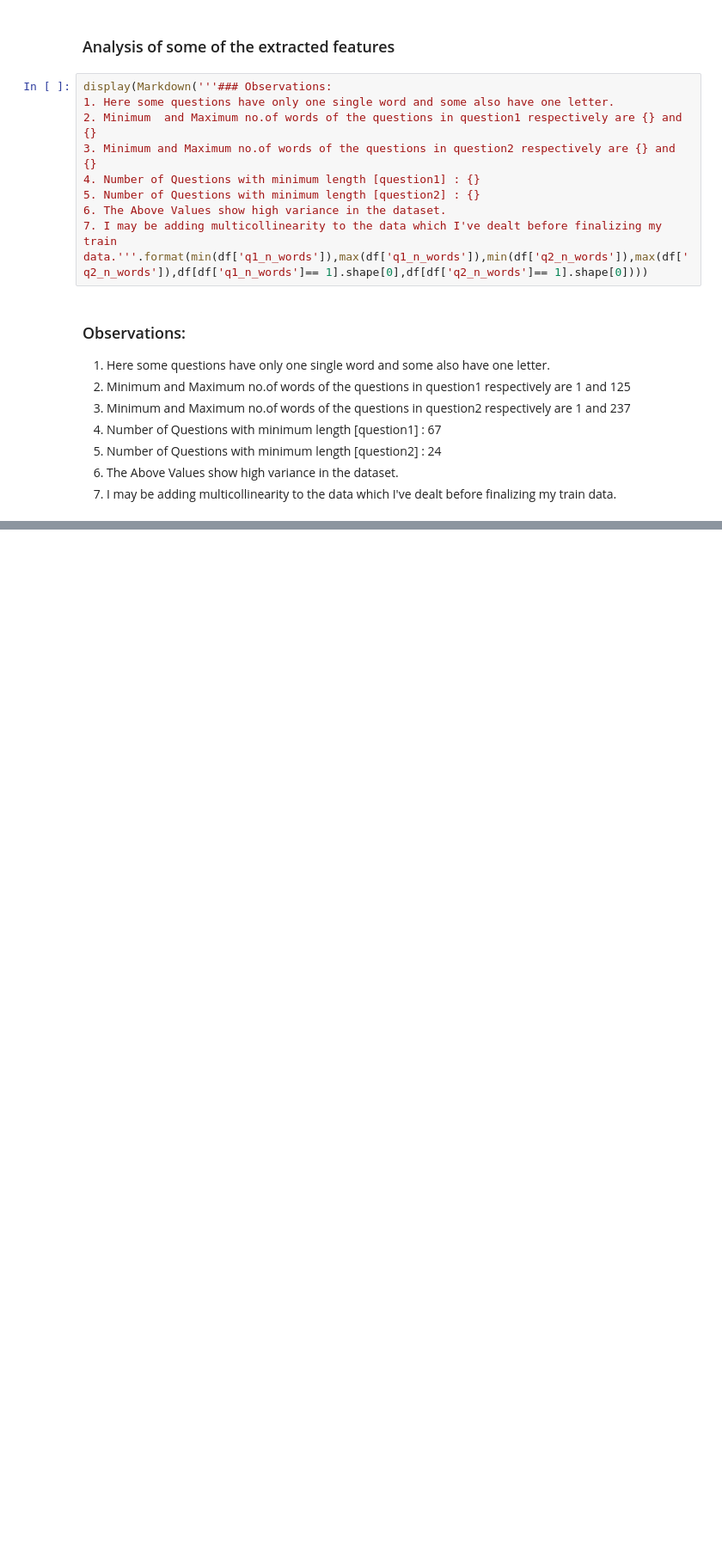
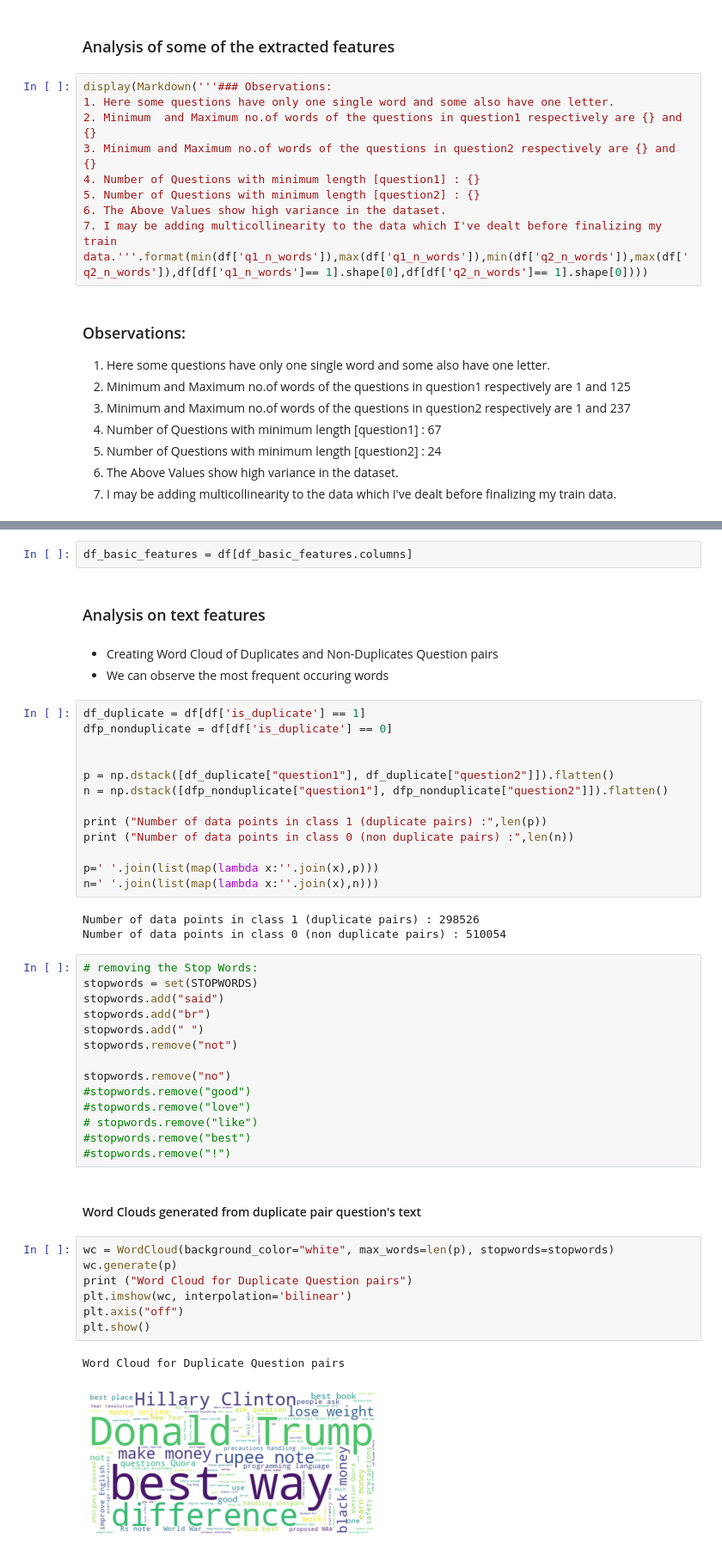
Before and after one commit to sistaseetaram/QuoraQuestionPairSimilarity, a Jupyter notebook: EDA_ON_QQPS.ipynb, the cells around one changed output, grey strips where cells are left out. Shown: that part at 86% size. Saved outputs shown, nothing was run; the diff lists cells and outputs as text; blank space fills up the shorter version.

```diff
--- a/EDA_ON_QQPS.ipynb
+++ b/EDA_ON_QQPS.ipynb
@@ -318,0 +427,49 @@ plt.show()
+# %%
+df_basic_features = df[df_basic_features.columns]
+# %% [markdown]
+### Analysis on text features
+# %% [markdown]
+- Creating Word Cloud of Duplicates and Non-Duplicates Question pairs
+- We can observe the most frequent occuring words
+# %%
+df_duplicate = df[df['is_duplicate'] == 1]
+dfp_nonduplicate = df[df['is_duplicate'] == 0]
+
+
+p = np.dstack([df_duplicate["question1"], df_duplicate["question2"]]).flatten()
+n = np.dstack([dfp_nonduplicate["question1"], dfp_nonduplicate["question2"]]).flatten()
+
+print ("Number of data points in class 1 (duplicate pairs) :",len(p))
+print ("Number of data points in class 0 (non duplicate pairs) :",len(n))
+
+p=' '.join(list(map(lambda x:''.join(x),p)))
+n=' '.join(list(map(lambda x:''.join(x),n)))
+# %% [output]
+Number of data points in class 1 (duplicate pairs) : 298526
+Number of data points in class 0 (non duplicate pairs) : 510054
+# %%
+# removing the Stop Words:
+stopwords = set(STOPWORDS)
+stopwords.add("said")
+stopwords.add("br")
+stopwords.add(" ")
+stopwords.remove("not")
+
+stopwords.remove("no")
+#stopwords.remove("good")
+#stopwords.remove("love")
+# stopwords.remove("like")
+#stopwords.remove("best")
+#stopwords.remove("!")
+# %% [markdown]
+#### Word Clouds generated from duplicate pair question's text
+# %%
+wc = WordCloud(background_color="white", max_words=len(p), stopwords=stopwords)
+wc.generate(p)
+print ("Word Cloud for Duplicate Question pairs")
+plt.imshow(wc, interpolation='bilinear')
+plt.axis("off")
+plt.show()
+# %% [output]
+Word Cloud for Duplicate Question pairs
+[figure, added]
```
Also changed, not shown: parts of 29 cells of this notebook.
